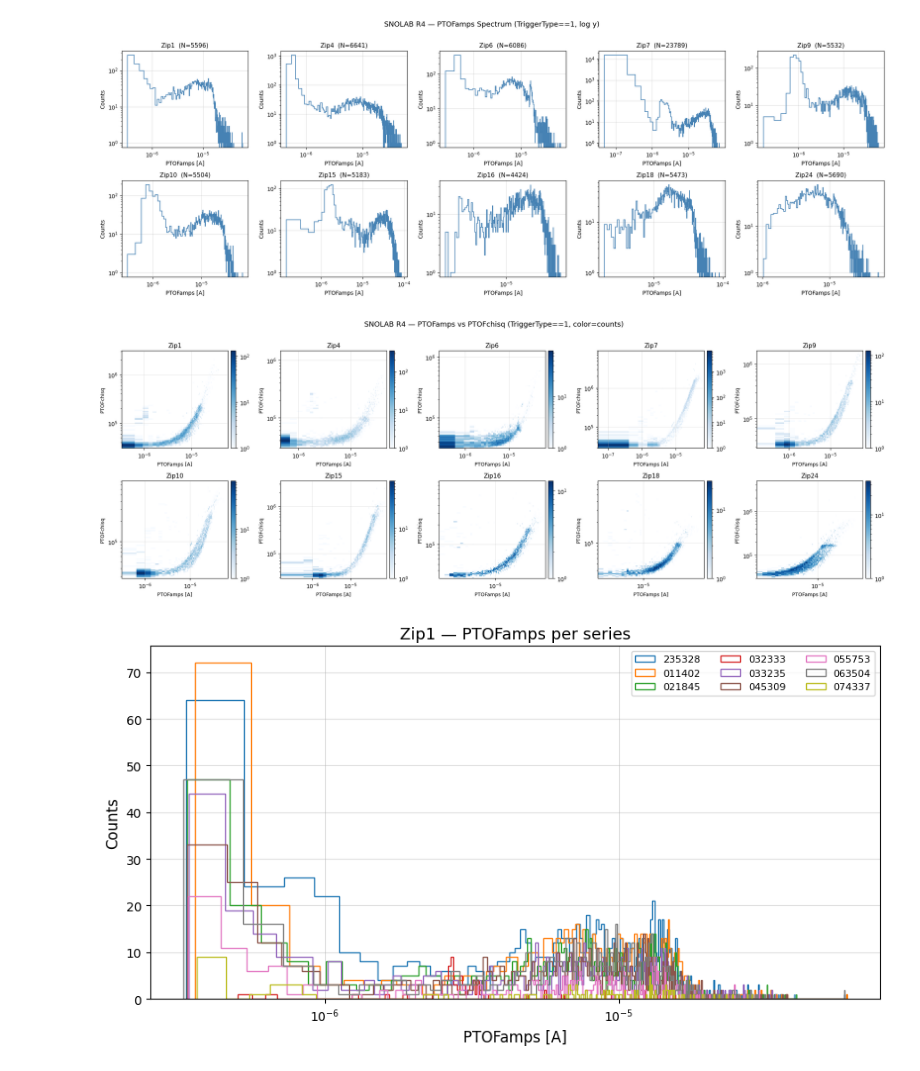
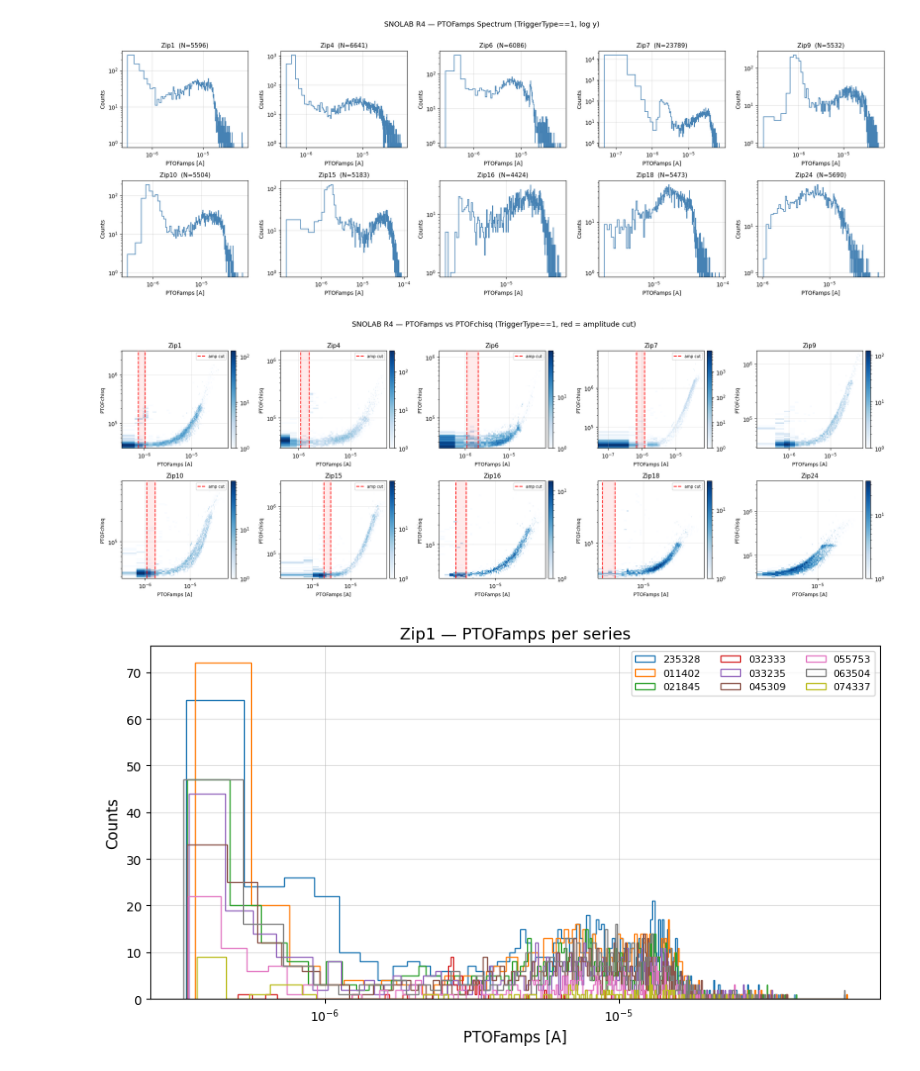
Before and after one commit to ZhihengLi0/urop, a Jupyter notebook: snolab/SNOLAB_R4_TemplateGeneration.ipynb, the cells around one changed output. Drawn from its saved outputs; the diff is of its cells as text; code cells hidden in the pictures.

```diff
--- a/snolab/SNOLAB_R4_TemplateGeneration.ipynb
+++ b/snolab/SNOLAB_R4_TemplateGeneration.ipynb
@@ -32,6 +32,7 @@ PROCESSED_DIR = "/projects/standard/yanliusp/shared/data/CDMS/SNOLAB/R4/Processe
 RAW_DIR       = "/projects/standard/yanliusp/shared/data/CDMS/SNOLAB/R4/Raw"
 PROD_TAG      = "Prompt_V07-02_C0.4.5"
 samplerate    = 625000
+tracelength   = 32768
 
 # Build series list from filenames
 all_proc_files = sorted(glob.glob(f"{PROCESSED_DIR}/{PROD_TAG}_*.root"))
@@ -44,13 +45,13 @@ for s in series_list:
 # Only detectors listed here are included in template generation
 PTOF_RANGES = {
      1: (7.5e-7, 1.05e-6),
-     4: (1.1e-6, 1.6e-6),
-     6: (1.1e-6, 2.0e-6),
-     7: (7.0e-7, 1.2e-6),
-    10: (1.1e-6, 1.7e-6),
-    15: (2.0e-6, 3.0e-6),
-    16: (1.1e-6, 2.0e-6),
-    18: (1.6e-6, 2.6e-6),
+     4: (1.1e-6,  1.6e-6),
+     6: (1.1e-6,  2.0e-6),
+     7: (7.0e-7,  1.2e-6),
+    10: (1.1e-6,  1.7e-6),
+    15: (2.0e-6,  3.0e-6),
+    16: (2.4e-6,  3.5e-6),
+    18: (2.3e-6,  3.6e-6),
 }
 
 # All detectors present in the processed files (for spectrum plots)
@@ -151,7 +170,7 @@ plt.show()
 [figure]
 # %%
 # PTOFamps vs PTOFchisq — 2D density plot for each detector
-# Three dimensions: x=PTOFamps, y=PTOFchisq, color=event density
+# Red dashed lines + shaded band show the selected PTOFamps cut range (PTOF_RANGES)
 ptof_chisq_all = {det: [] for det in dets_all}
 ptof_amps_sc   = {det: [] for det in dets_all}
 
@@ -186,36 +205,44 @@ for idx, det in enumerate(dets_all):
     amps  = ptof_amps_sc[det]
     chisq = ptof_chisq_all[det]
 
     if len(amps) == 0:
         ax.text(0.5, 0.5, 'No data', ha='center', va='center', transform=ax.transAxes)
         ax.set_title(f"Zip{det}")
         continue
 
-    # 2D histogram: linear bins for amps, log bins for chisq
+    # 2D histogram
     chisq_bins = np.logspace(np.log10(chisq.min()), np.log10(chisq.max()), 100)
     amps_bins  = np.linspace(amps.min(), amps.max(), 200)
     h, xedges, yedges = np.histogram2d(amps, chisq, bins=[amps_bins, chisq_bins])
     h = np.ma.masked_where(h == 0, h)
     pcm = ax.pcolormesh(xedges, yedges, h.T,
                         norm=plt.matplotlib.colors.LogNorm(),
                         cmap='Blues', rasterized=True)
     fig.colorbar(pcm, ax=ax, pad=0.02)
     ax.set_xscale('symlog', linthresh=1e-7)
     ax.set_yscale('log')
     ax.set_xlabel('PTOFamps [A]', fontsize=9)
     ax.set_ylabel('PTOFchisq', fontsize=9)
     ax.set_title(f"Zip{det}", fontsize=11)
     ax.grid(alpha=0.3)
 
+    # Overlay amplitude cut range if this detector is in PTOF_RANGES
+    if det in PTOF_RANGES:
+        lo, hi = PTOF_RANGES[det]
+        ax.axvline(lo, color='red', lw=1.5, ls='--', zorder=5, label='amp cut')
+        ax.axvline(hi, color='red', lw=1.5, ls='--', zorder=5)
+        ax.axvspan(lo, hi, color='red', alpha=0.08, zorder=4)
+        ax.legend(fontsize=7, loc='upper right')
+
 for idx in range(n_dets, len(axes)):
     axes[idx].set_visible(False)
 
-fig.suptitle("SNOLAB R4 — PTOFamps vs PTOFchisq (TriggerType==1, color=counts)",
+fig.suptitle("SNOLAB R4 — PTOFamps vs PTOFchisq (TriggerType==1, red = amplitude cut)",
              fontsize=13, y=1.01)
 plt.tight_layout()
 plt.show()
 # %% [output]
-[figure, old version]
+[figure, new version]
 # %%
 # Per-series overlay for the primary template detector (symlog x-axis)
 fig, ax = plt.subplots(figsize=(9, 5))
```
Also changed, not shown: parts of 13 cells of this notebook, 1 other file.
